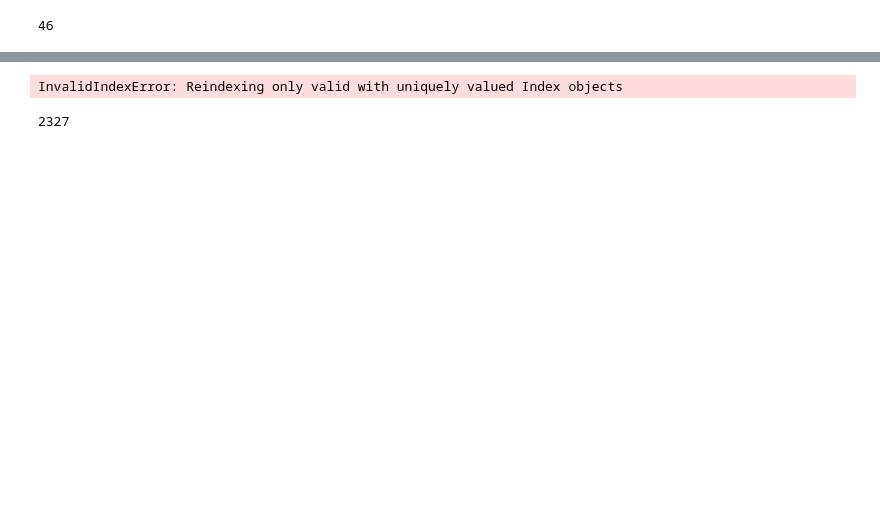
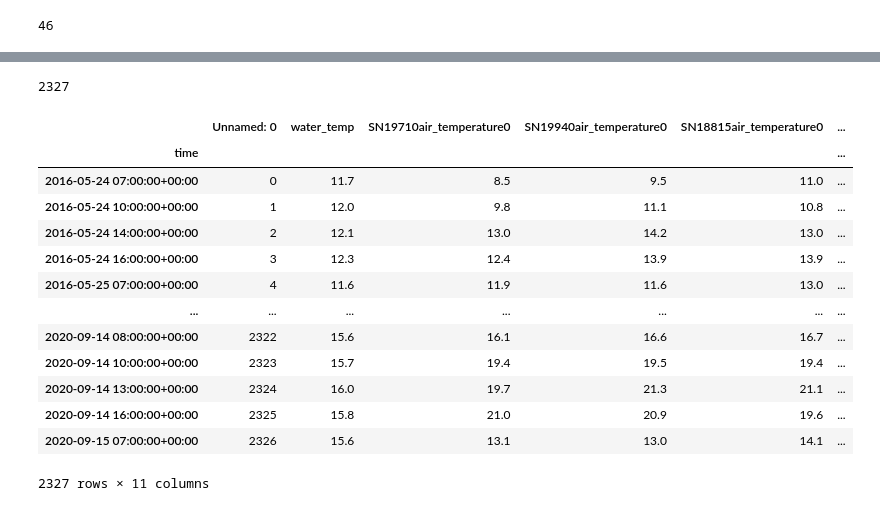
Before and after one commit to FlorianBeiser/havvarsel-data-driven-pred, a Jupyter notebook: frost-dataset-manual-postprocessing.ipynb, the cells around one changed output, grey strips where cells are left out. Cells and saved outputs as stored; diff of their text form; code cells hidden in the pictures; blank space fills up the shorter version.

```diff
--- a/frost-dataset-manual-postprocessing.ipynb
+++ b/frost-dataset-manual-postprocessing.ipynb
@@ -40,13 +91,30 @@ full_timeseries = full_timeseries.reset_index()
+# %%
+# Timeseries with all necessary times
+timeseries_filled = timeseries.append(fill)
+timeseries_filled = timeseries_filled.reset_index()
+
+len(timeseries_filled)
+# %% [output]
+2327
 # %%
+# (Complete) inner join for dataset with new observations
+timeseries_filled = timeseries_filled.rename(columns={"referenceTime":"time", param:"fancyName"})
 
-reduced_full_timeseries = full_timeseries[["referenceTime",param]]
-reduced_full_timeseries = reduced_full_timeseries.rename(columns={"referenceTime":"time", param:"fancyName"})
+full_data = pd.concat([data.set_index("time"),timeseries_filled.set_index("time")["fancyName"]], join="inner",axis=1)
 
-
-full_data = pd.concat([data.set_index("time"),reduced_full_timeseries.set_index("time")], join="inner",axis=1)
+full_data
 # %% [output]
+|  | Unnamed: 0 | water_temp | SN19710air_temperature0 | SN19940air_temperature0 | SN18815air_temperature0 | ... |
+| time |  |  |  |  |  | ... |
+| 2016-05-24 07:00:00+00:00 | 0 | 11.7 | 8.5 | 9.5 | 11.0 | ... |
+| 2016-05-24 10:00:00+00:00 | 1 | 12.0 | 9.8 | 11.1 | 10.8 | ... |
+| 2016-05-24 14:00:00+00:00 | 2 | 12.1 | 13.0 | 14.2 | 13.0 | ... |
+| 2016-05-24 16:00:00+00:00 | 3 | 12.3 | 12.4 | 13.9 | 13.9 | ... |
+| 2016-05-25 07:00:00+00:00 | 4 | 11.6 | 11.9 | 11.6 | 13.0 | ... |
+| ... | ... | ... | ... | ... | ... | ... |
+| 2020-09-14 08:00:00+00:00 | 2322 | 15.6 | 16.1 | 16.6 | 16.7 | ... |
+| 2020-09-14 10:00:00+00:00 | 2323 | 15.7 | 19.4 | 19.5 | 19.4 | ... |
+| 2020-09-14 13:00:00+00:00 | 2324 | 16.0 | 19.7 | 21.3 | 21.1 | ... |
+| 2020-09-14 16:00:00+00:00 | 2325 | 15.8 | 21.0 | 20.9 | 19.6 | ... |
+| 2020-09-15 07:00:00+00:00 | 2326 | 15.6 | 13.1 | 13.0 | 14.1 | ... |
-InvalidIndexError: Reindexing only valid with uniquely valued Index objects
+2327 rows × 11 columns
-# %%
-len(data)
-# %% [output]
-2327
```
Also changed, not shown: parts of 8 cells of this notebook.
